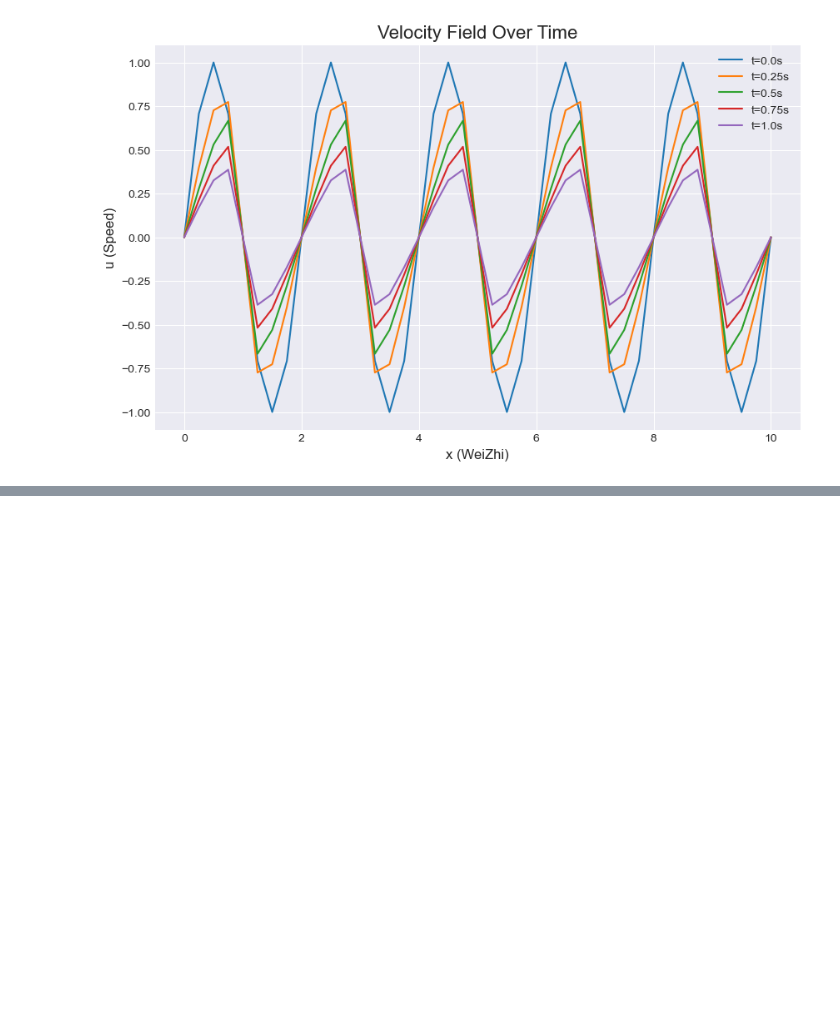
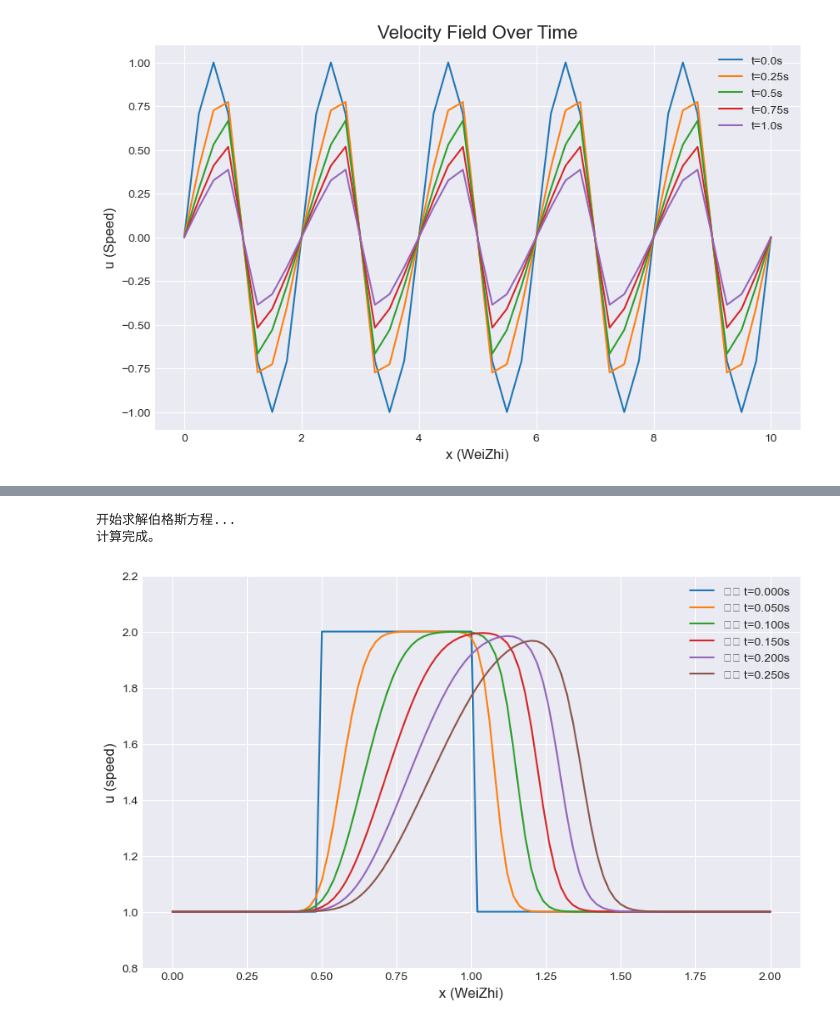
Before and after one commit to 2734628324/Pytorch-PINN-Learning, a Jupyter notebook: stage2_2_finite_difference.ipynb, the cells around one changed output, grey strips where cells are left out. Cells and saved outputs as stored; diff of their text form; code cells hidden in the pictures; blank space fills up the shorter version.

```diff
--- a/stage2_2_finite_difference.ipynb
+++ b/stage2_2_finite_difference.ipynb
@@ -74,3 +74,19 @@ plt.legend([f't={round(i*50*dt, 2)}s' for i in range(len(solutions))])
 plt.show()
 # %% [output]
 [figure]
+# %%
+# stage2_2_finite_difference2
+# --- 1. 设置模拟参数 ---
+# 空间域参数
+nx = 101             # 空间点数
+L = 2.0              # 空间长度 (米)
+dx = L / (nx - 1)    # 空间步长 (米)
+
+# 时间域参数
+nt = 250             # 总时间步数
+dt = 0.001           # 每个时间步的大小 (秒)
+# 物理参数
+nu = 0.01            # 粘性系数
+
+print(f"参数设置：\n空间点数 nx={nx}, 空间长度 L={L}, 空间步长 dx={dx:.4f}")
+print(f"时间步数 nt={nt}, 时间步长 dt={dt}\n粘性系数 nu={nu}")
@@ -76,0 +98,60 @@ plt.show()
+# %%
+# --- 2. 定义初始条件 ---
+# 创建一个 numpy 数组 u，长度为 nx
+u = np.ones(nx)
+
+# 设置“方波”初始条件：在 x=0.5 到 x=1.0 的区域，速度为 2.0
+# 计算方波的起始和结束索引
+start_idx = int(0.5 / dx)
+end_idx = int(1.0 / dx + 1)
+u[start_idx:end_idx] = 2.0
+
+# 存储用于绘图的解，包括初始条件
+solutions = [u.copy()]
+
+# --- 3. 实现时间循环 ---
+print("开始求解伯格斯方程...")
+for n in range(nt):
+    # 复制当前的 u，作为 un 来进行计算，避免在循环中污染当前值
+    un = u.copy()
+
+    # 遍历所有内部空间点 i (从 1 到 nx-1)
+    for i in range(1, nx - 1):
+        # 核心迭代公式：
+        # u[i] = un[i] - (un[i] * dt / dx) * (un[i] - un[i-1])  + (nu * dt / dx**2) * (un[i+1] - 2*un[i] + un[i-1])
+        #             ^----------- 对流项 -----------^           ^--------- 扩散项 ---------^
+
+        # 对流项 (非线性项)
+        convection_term = un[i] * (un[i] - un[i-1]) / dx
+
+        # 扩散项 (粘性项)
+        diffusion_term = nu * (un[i+1] - 2*un[i] + un[i-1]) / dx**2
+
+        # 应用迭代公式计算下一个时间步的解
+        u[i] = un[i] - dt * convection_term + dt * diffusion_term
+
+    # 每隔 50 步保存一次结果，用于动态展示演化过程
+    if (n + 1) % 50 == 0:
+        solutions.append(u.copy())
+
+print("计算完成。")
+
+# --- 4. 可视化结果 ---
+plt.style.use('seaborn-v0_8-darkgrid')
+plt.figure(figsize=(10, 6))
+
+# 绘制不同时间步的解
+for i, sol in enumerate(solutions):
+    time = (i * 50 * dt) if i > 0 else 0
+    plt.plot(np.linspace(0, L, nx), sol, label=f'时间 t={time:.3f}s')
+
+plt.title('', fontsize=16)
+plt.xlabel('x (WeiZhi)', fontsize=12)
+plt.ylabel('u (speed)', fontsize=12)
+plt.legend()
+plt.ylim(0.8, 2.2) # 调整 y 轴范围以便观察
+plt.show()
+# %% [output]
+开始求解伯格斯方程...
+计算完成。
+[figure, added]
```
Also changed, not shown: parts of 1 cell of this notebook.
